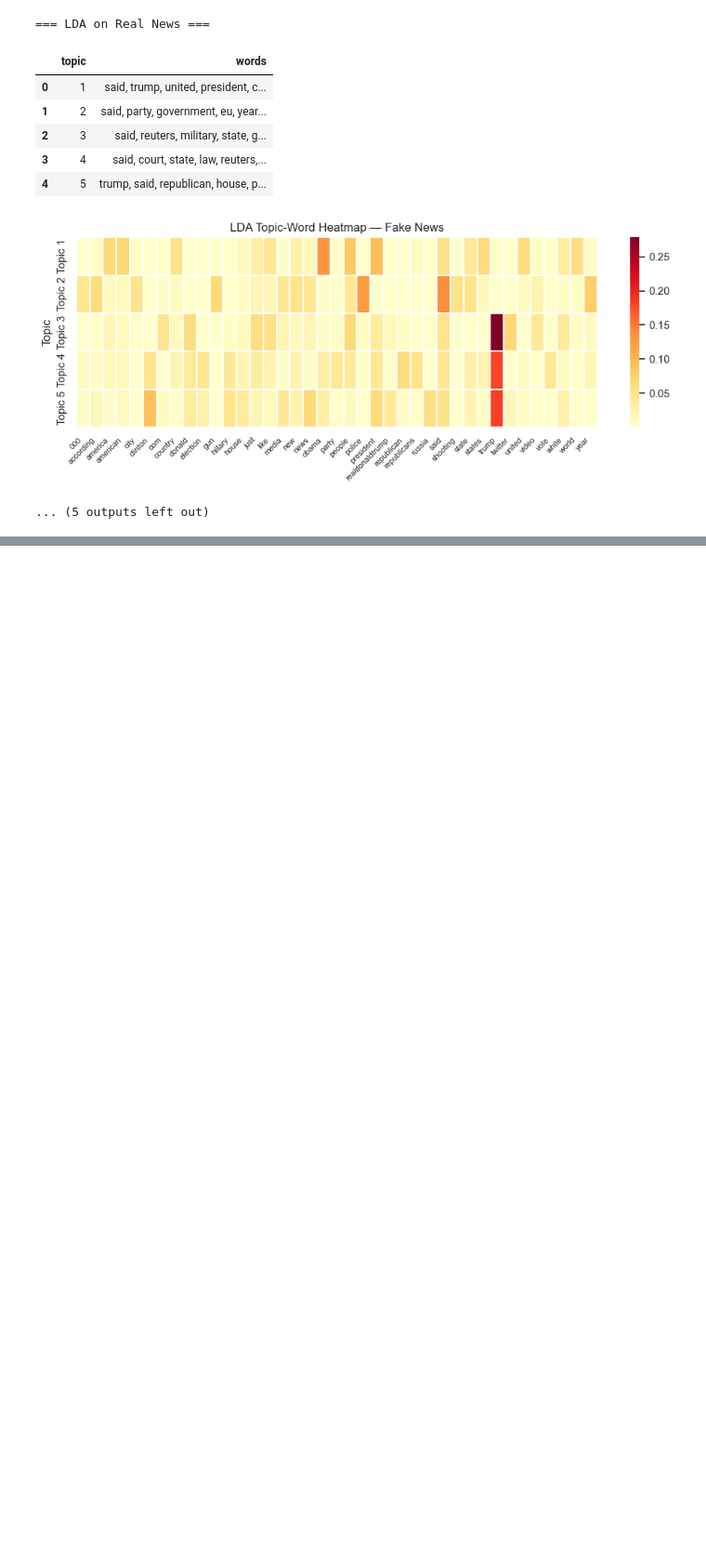
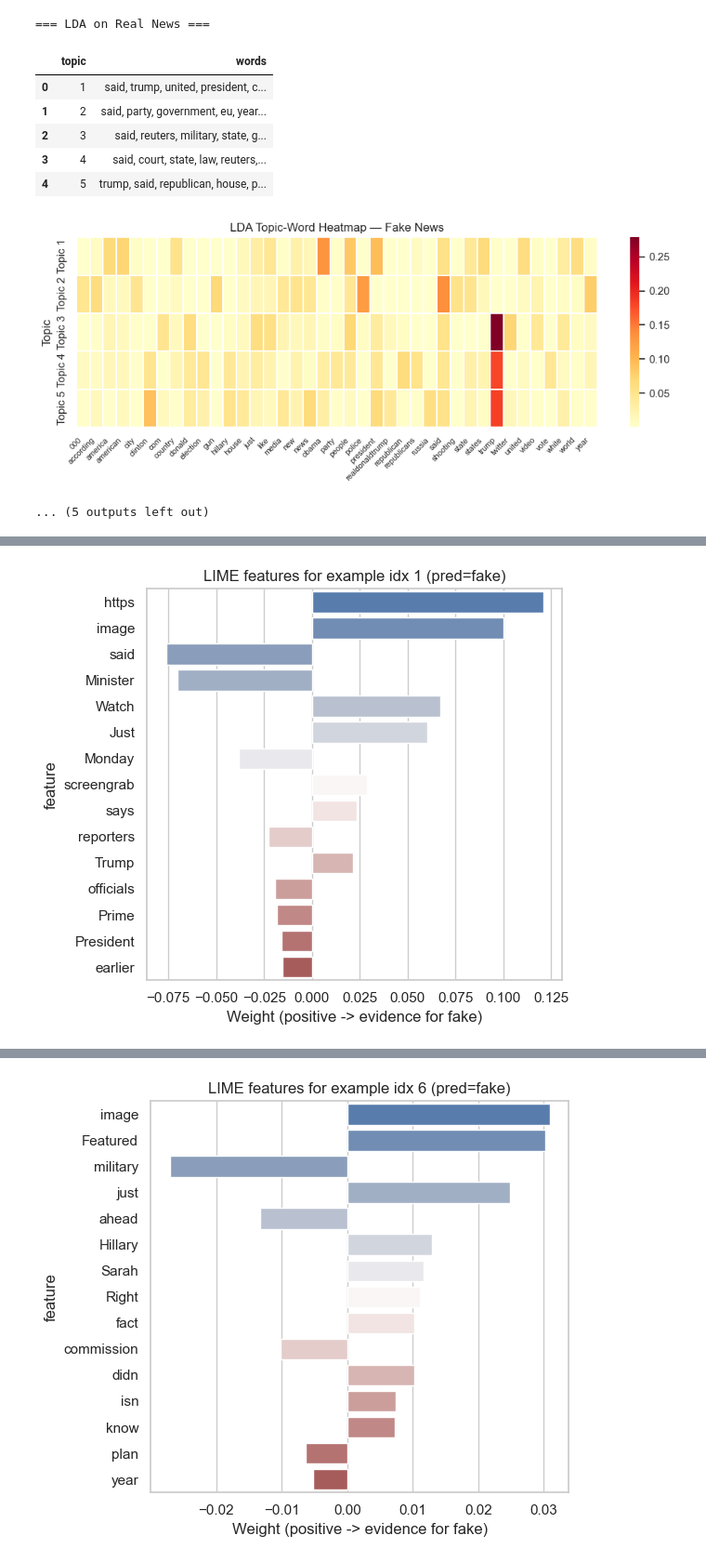
Before and after one commit to IanChen611/114-2-NLP-Fake-News, a Jupyter notebook: src/main.ipynb, the cells around one changed output, grey strips where cells are left out. Shown at 93% size. Cells and saved outputs as stored; diff of their text form; code cells hidden in the pictures; blank space fills up the shorter version.

```diff
--- a/src/main.ipynb
+++ b/src/main.ipynb
@@ -869,10 +918,5 @@ print('Saved test metrics to', out_csv)
 # %%
-# Step 7: 模型可解釋性（LIME） - 顯示模型在判斷「假」時看重的關鍵字
-# 這個 cell 會：
-# - 使用 LIME 的 LimeTextExplainer 對已訓練的 RandomForest (TF-IDF 輸入) 做局部解釋
-# - 對幾個被模型預測為 "fake" 的樣本產生 word-level 解釋
-# - 繪製並儲存每個樣本的條形圖，以及彙整的 top 關鍵字圖表
-
+# Step 7: 模型可解釋性（LIME）- 顯示模型在判斷「假」時看重的關鍵字
 import os
 import sys
 import subprocess
@@ -883,7 +927,6 @@ import seaborn as sns
 from sklearn.feature_extraction.text import TfidfVectorizer
 from sklearn.ensemble import RandomForestClassifier
 
-# 嘗試 import lime，若無則安裝
 try:
     from lime.lime_text import LimeTextExplainer
 except Exception:
@@ -893,69 +936,52 @@ except Exception:
 
 sns.set(style='whitegrid')
 
-# 載入資料
 data_root = os.path.normpath(os.path.join(os.getcwd(), '..', 'dataset'))
-df = pd.read_csv(os.path.join(data_root, 'cleaned_news.csv'))
 
-# 使用與 Step5 / Step6 相同的 sample 與 split 設定
-sample_n = 8000
-if sample_n is not None and len(df) > sample_n:
-    df = df.sample(n=sample_n, random_state=42)
-texts = df['text'].astype(str).tolist()
-labels = df['label'].astype(int).tolist()
-
-from sklearn.model_selection import train_test_split
-X_train, X_test, y_train, y_test = train_test_split(texts, labels, test_size=0.2, stratify=labels, random_state=42)
-
-# 若 workspace 中已有訓練好的 tfidf 與 rf（從 Step6 執行過來），則使用；否則快速訓練一個 baseline
-need_train = False
+# 優先沿用 Step 5 / Step 6 的 tfidf、rf、X_test、Xte_tfidf
 try:
-    tfidf
-    rf
+    _ = tfidf, rf, X_test, Xte_tfidf
+    print(f'Using RF from kernel. X_test size: {len(X_test)}')
 except NameError:
-    need_train = True
-
-if need_train:
-    print('Training TF-IDF + RandomForest baseline for explanations...')
+    print('No RF in kernel — training from scratch (no artificial sample cap)...')
+    from sklearn.model_selection import train_test_split
+    df = pd.read_csv(os.path.join(data_root, 'cleaned_news.csv'))
+    texts = df['text'].astype(str).tolist()
+    labels = df['label'].astype(int).tolist()
+    X_train, X_test, y_train, y_test = train_test_split(
+        texts, labels, test_size=0.2, stratify=labels, random_state=42)
     tfidf = TfidfVectorizer(max_features=20000, stop_words='english')
     Xtr_tfidf = tfidf.fit_transform(X_train)
+    Xte_tfidf = tfidf.transform(X_test)
     rf = RandomForestClassifier(n_estimators=200, random_state=42, n_jobs=-1)
     rf.fit(Xtr_tfidf, y_train)
-else:
-    # 若已存在，確保 Xte_tfidf 可用
-    try:
-        Xte_tfidf
-    except NameError:
-        Xtr_tfidf = tfidf.transform(X_train)
-        Xte_tfidf = tfidf.transform(X_test)
 
-# 定義 predict_proba callable，接受 raw texts 並回傳 [P(fake), P(real)]
+# 確保 Xte_tfidf 存在
+try:
+    Xte_tfidf
+except NameError:
+    Xte_tfidf = tfidf.transform(X_test)
+
 def predict_proba(texts_list):
     Xv = tfidf.transform(texts_list)
     probs = rf.predict_proba(Xv)
-    # 確保 columns 依照 class 0 (fake), 1 (real)
     classes = list(rf.classes_)
     if classes == [0, 1]:
         return probs
-    else:
-        order = [classes.index(0), classes.index(1)]
-        return probs[:, order]
+    order = [classes.index(0), classes.index(1)]
+    return probs[:, order]
 
-# 建立 LIME explainer
 explainer = LimeTextExplainer(class_names=['fake', 'real'])
 
 # 找到被模型預測為 fake 的範例（最多 5 個）
 y_pred_rf = rf.predict(Xte_tfidf)
 idx_fake = [i for i, p in enumerate(y_pred_rf) if p == 0]
 if not idx_fake:
-    # 若沒有直接被預測為 fake，選擇對 fake 機率最高的幾筆
     probs_all = predict_proba(X_test)
-    fake_probs = probs_all[:, 0]
-    idx_fake = list(np.argsort(fake_probs)[::-1][:5])
+    idx_fake = list(np.argsort(probs_all[:, 0])[::-1][:5])
 else:
     idx_fake = idx_fake[:5]
 
-# 確保 plots 資料夾存在
 os.makedirs(os.path.join(data_root, 'plots'), exist_ok=True)
 
 explanations = []
@@ -964,7 +990,6 @@ for j, test_idx in enumerate(idx_fake):
     print(f'Explaining example index {test_idx} (predicted={y_pred_rf[test_idx]})')
     try:
         exp = explainer.explain_instance(sample_text, predict_proba, num_features=15, top_labels=1)
-        # 取得對 class 'fake' (label 0) 的解釋
         feat_list = exp.as_list(label=0)
     except Exception as e:
         print('LIME failed for this instance:', e)
@@ -975,25 +1000,20 @@ for j, test_idx in enumerate(idx_fake):
     df_exp['text_sample'] = sample_text
     explanations.append(df_exp)
 
-    # 畫圖並儲存
     if not df_exp.empty:
         plt.figure(figsize=(6, max(3, 0.35 * len(df_exp))))
-        sns.barplot(x='weight', y='feature', data=df_exp, palette='vlag')
+        sns.barplot(x='weight', y='feature', data=df_exp, hue='feature', palette='vlag', legend=False)
         plt.title(f'LIME features for example idx {test_idx} (pred=fake)')
-        plt.xlabel('Weight (positive -> evidence for this class)')
+        plt.xlabel('Weight (positive -> evidence for fake)')
         plt.tight_layout()
         figfile = os.path.join(data_root, 'plots', f'lime_explain_example_{j}_idx_{test_idx}.png')
         plt.savefig(figfile, bbox_inches='tight')
         plt.show()
         print('Saved explanation figure to', figfile)
 
-# 合併並儲存所有解釋結果
 if explanations:
     all_exp = pd.concat(explanations, ignore_index=True)
     all_exp.to_csv(os.path.join(data_root, 'lime_explanations_examples.csv'), index=False)
-    print('Saved LIME explanations CSV to', os.path.join(data_root, 'lime_explanations_examples.csv'))
-
-    # 彙整 top 關鍵字（以平均絕對權重排序）
     agg = all_exp.groupby('feature')['weight'].apply(lambda x: np.mean(np.abs(x))).sort_values(ascending=False).head(30)
     plt.figure(figsize=(6, max(4, 0.25 * len(agg))))
     sns.barplot(x=agg.values, y=agg.index, palette='magma')
@@ -1005,4 +1025,5 @@ if explanations:
     plt.show()
     print('Saved aggregated LIME plot to', agg_fig)
 else:
-    print('No explanations generated (no examples or LIME failed).')
+    print('No explanations generated.')
+# %% [output]
@@ -1008,0 +1032 @@ else:
+[figure, added]
@@ -1008,0 +1035 @@ else:
+[figure, added]
```
Also changed, not shown: parts of 5 cells of this notebook, 3 other files.
